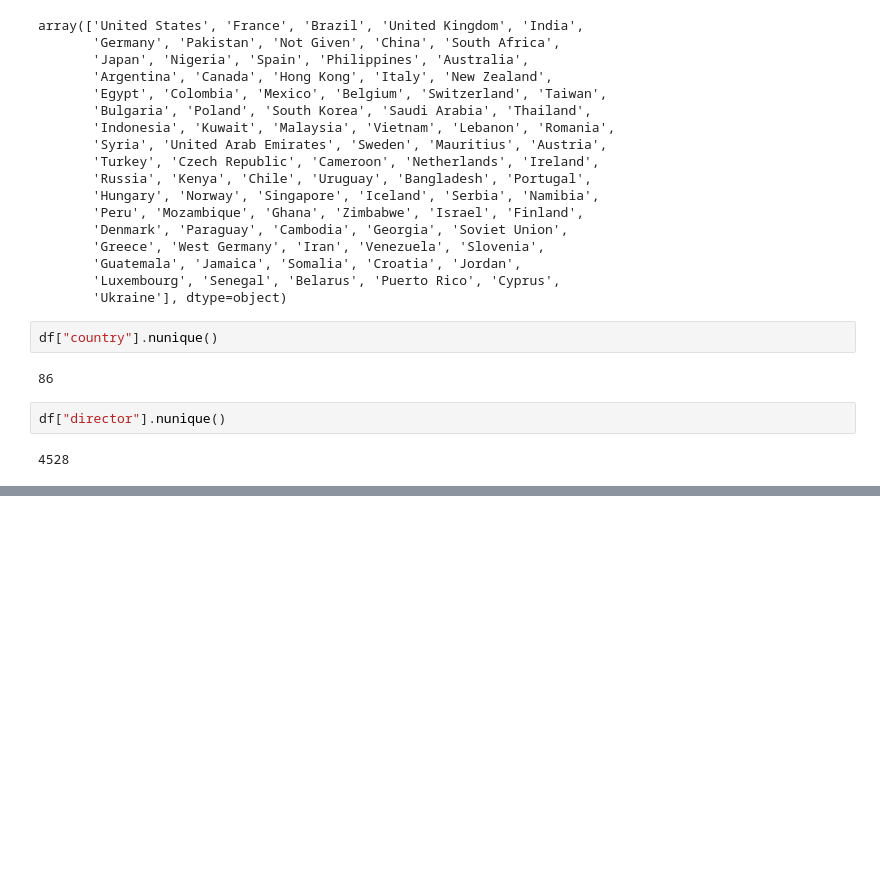
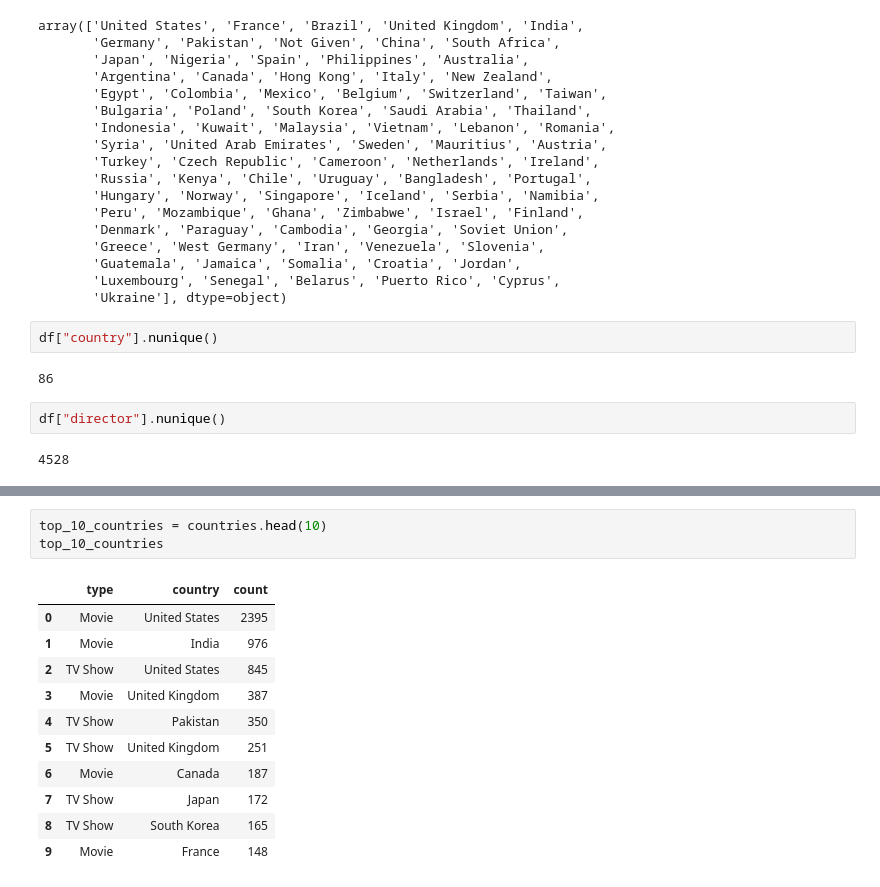
Before and after one commit to Dani-8/Netflix-Data-Analysis, a Jupyter notebook: Netflix-Data-Analysis.ipynb, the cells around one changed output, grey strips where cells are left out. Cells and saved outputs as stored; diff of their text form; blank space fills up the shorter version.

```diff
--- a/Netflix-Data-Analysis.ipynb
+++ b/Netflix-Data-Analysis.ipynb
@@ -282,0 +318,15 @@ array(['Kirsten Johnson', 'Julien Leclercq', 'Mike Flanagan', ...,
+# %%
+top_10_countries = countries.head(10)
+top_10_countries
+# %% [output]
+|  | type | country | count |
+| 0 | Movie | United States | 2395 |
+| 1 | Movie | India | 976 |
+| 2 | TV Show | United States | 845 |
+| 3 | Movie | United Kingdom | 387 |
+| 4 | TV Show | Pakistan | 350 |
+| 5 | TV Show | United Kingdom | 251 |
+| 6 | Movie | Canada | 187 |
+| 7 | TV Show | Japan | 172 |
+| 8 | TV Show | South Korea | 165 |
+| 9 | Movie | France | 148 |
```
Also changed, not shown: parts of 13 cells of this notebook.
